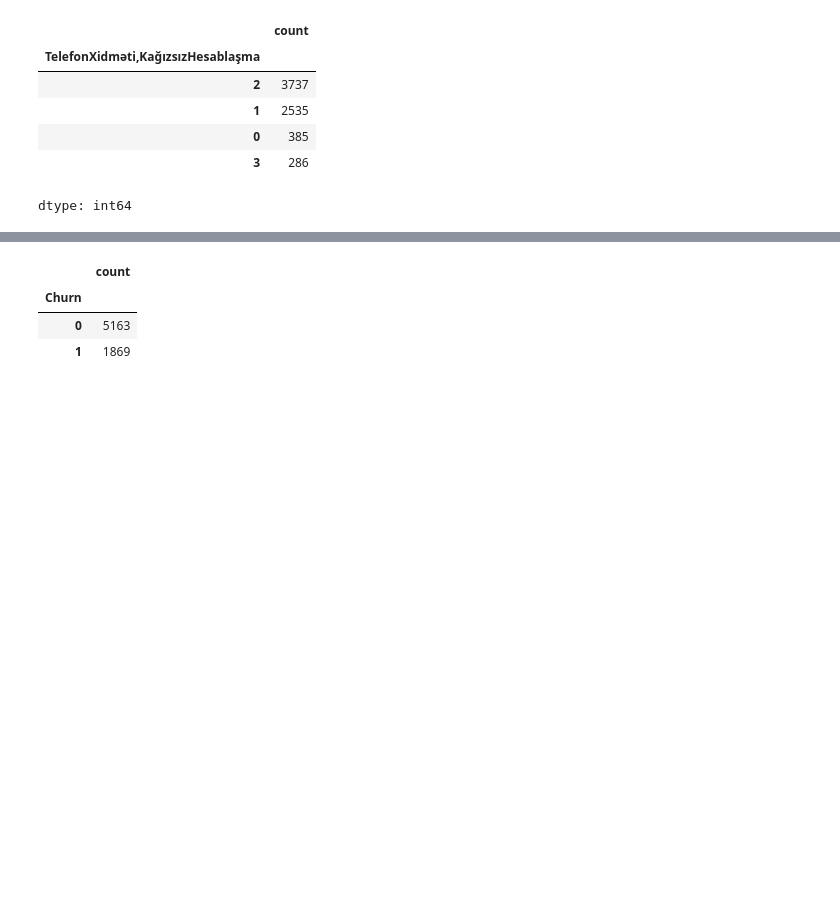
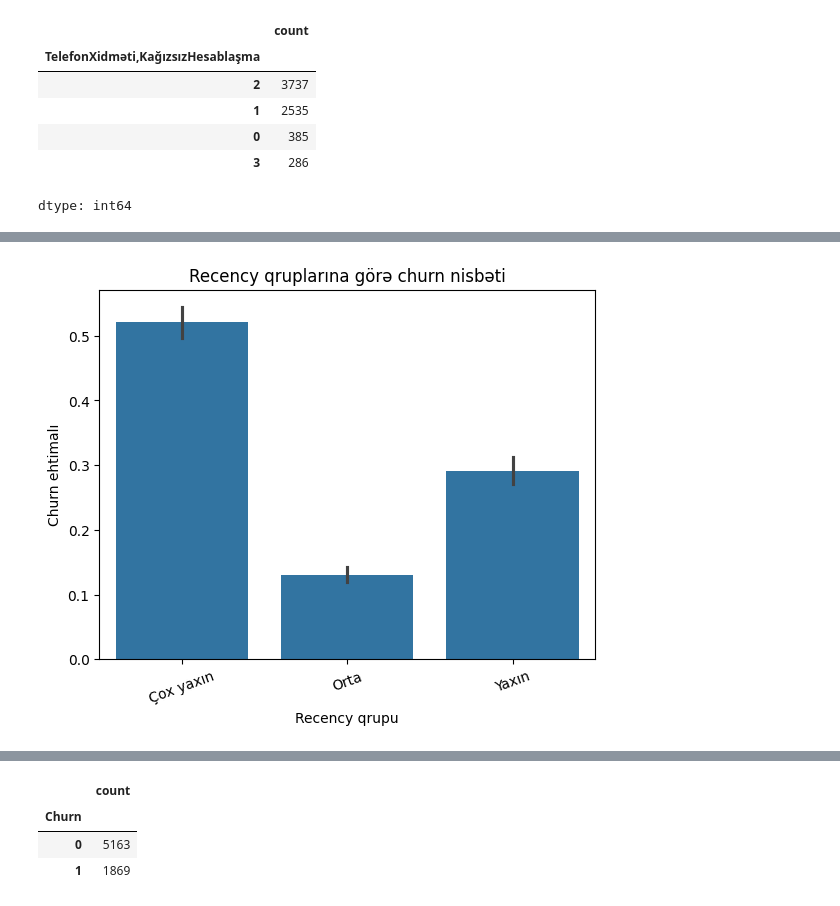
Before and after one commit to Sevinj-joy/Matplotlib_examples, a Jupyter notebook: Churn_analysis/churn_analysis.ipynb, the cells around one changed output, grey strips where cells are left out. Saved outputs shown, nothing was run; the diff lists cells and outputs as text; code cells hidden in the pictures; blank space fills up the shorter version.

```diff
--- a/Churn_analysis/churn_analysis.ipynb
+++ b/Churn_analysis/churn_analysis.ipynb
@@ -169,3 +169,5 @@ data["TelefonXidməti,KağızsızHesablaşma"].value_counts()
 | 0 | 385 |
 | 3 | 286 |
 dtype: int64
+# %%
+data = data.drop(columns=["TelefonXidməti,KağızsızHesablaşma", "id"])
@@ -171,0 +192,14 @@ dtype: int64
+# %%
+def recency_group(x):
+    if x <= 7:
+        return 'Çox yaxın'
+    elif x <= 30:
+        return 'Yaxın'
+    elif x <= 90:
+        return 'Orta'
+    elif x <= 180:
+        return 'Uzaq'
+    else:
+        return 'Çox uzaq / Inaktiv'
+
+data['recency_qrupu'] = data['müddəti'].apply(recency_group)
@@ -171,0 +222,9 @@ dtype: int64
+# %%
+sns.barplot(data=data, x='recency_qrupu', y='Churn')
+plt.title("Recency qruplarına görə churn nisbəti")
+plt.ylabel("Churn ehtimalı")
+plt.xlabel("Recency qrupu")
+plt.xticks(rotation=20)
+plt.show()
+# %% [output]
+[figure, added]
```
Also changed, not shown: parts of 6 cells of this notebook.
